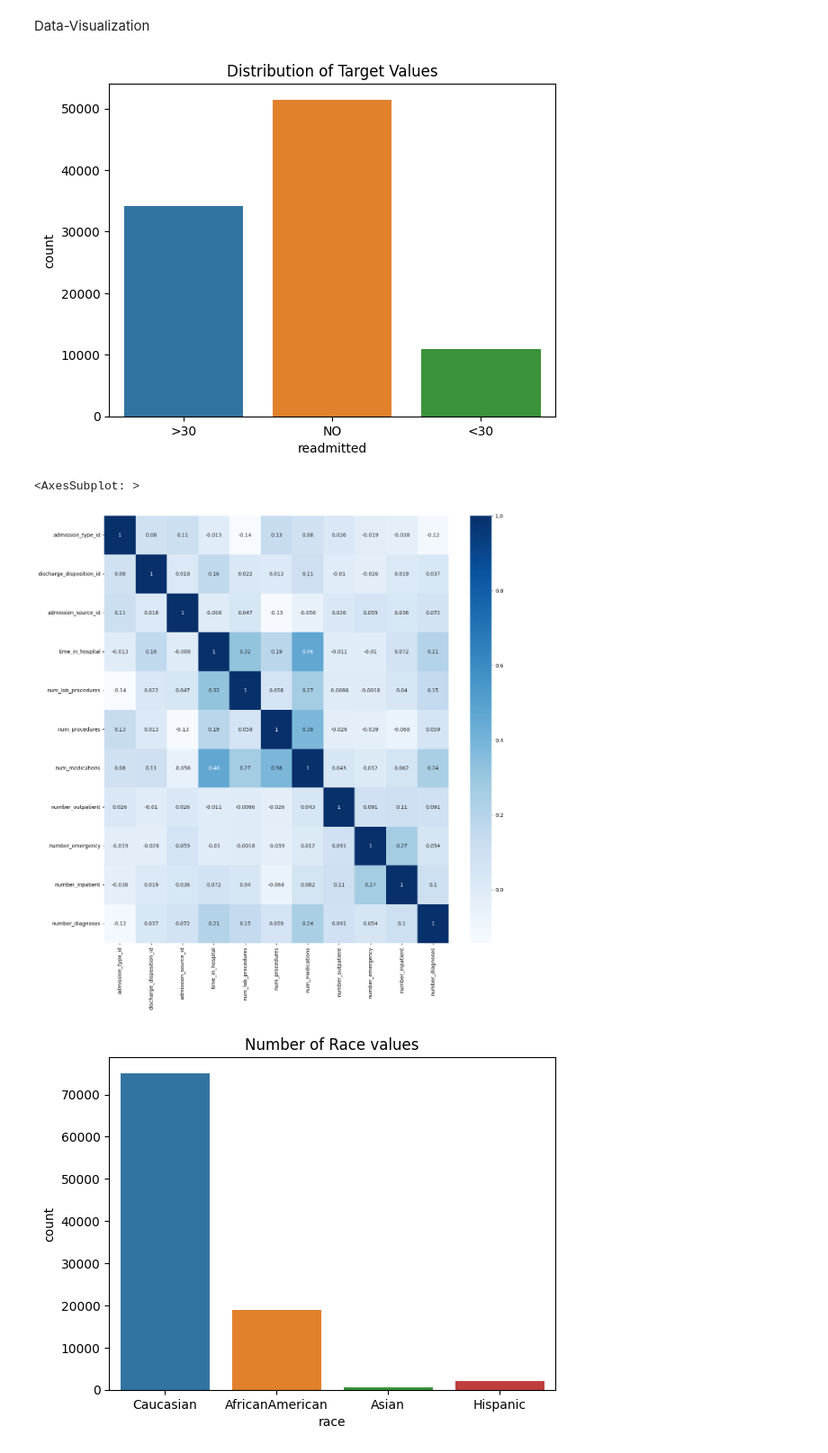
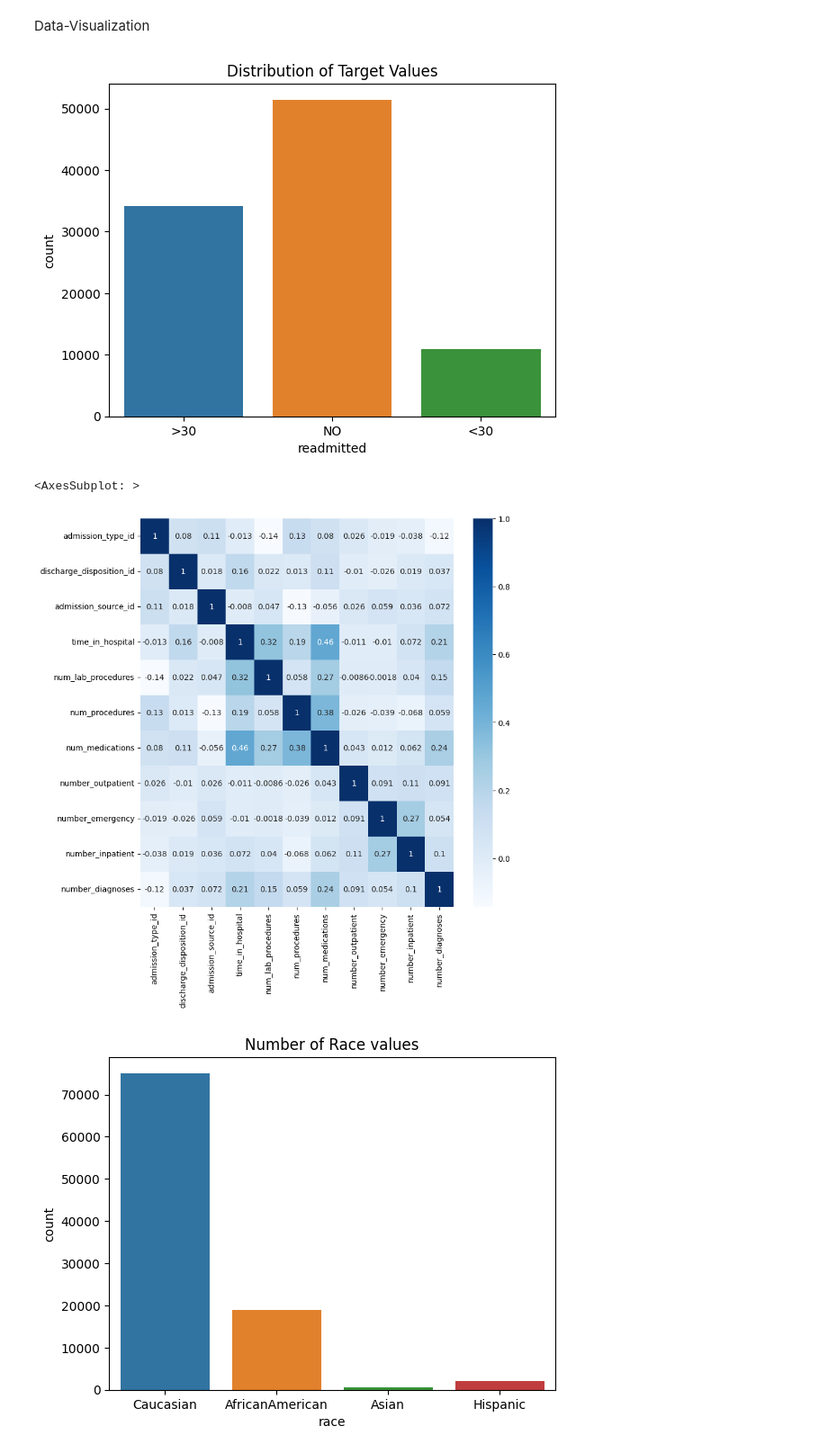
Before and after one commit to poripouria/Data-Analysis, a Jupyter notebook: Diabets/diabetes.ipynb, the cells around one changed output. Shown: that part at 90% size. Cells and saved outputs as stored; diff of their text form; code cells hidden in the pictures.

```diff
--- a/Diabets/diabetes.ipynb
+++ b/Diabets/diabetes.ipynb
@@ -87,14 +87,14 @@ Data-Visualization
 # %%
 sns.countplot(x = "readmitted", data = df)
 plt.title("Distribution of Target Values")
 plt.show()
 
-plt.figure(figsize=(15,15))
+plt.figure(figsize=(9,9))
 sns.heatmap(df.corr(numeric_only=True), cbar=True, annot=True, cmap='Blues')
 # %% [output]
 [figure]
 <AxesSubplot: >
-[figure, old version]
+[figure, new version]
 # %%
 # Race
 sns.countplot(x = "race", data = df)
```
Also changed, not shown: parts of 6 cells of this notebook, 3 other files.
